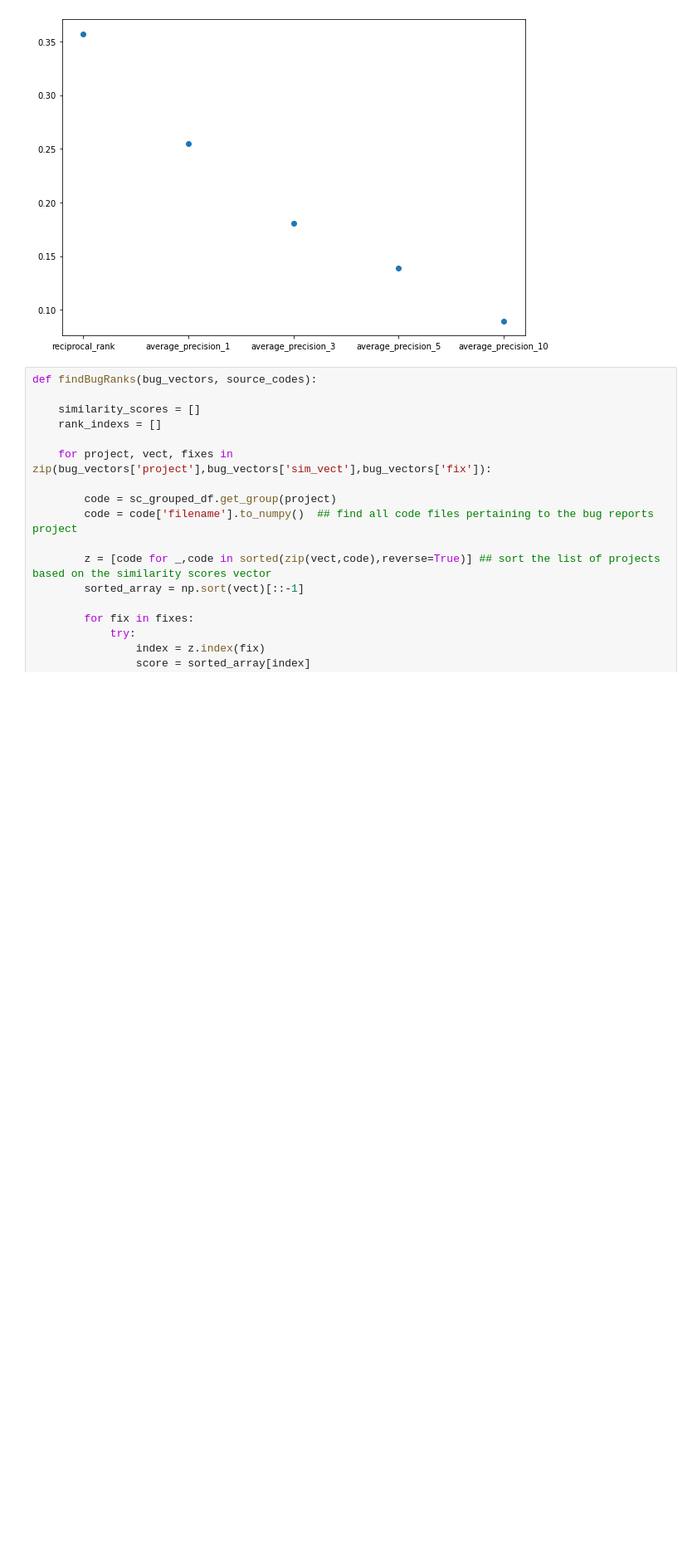
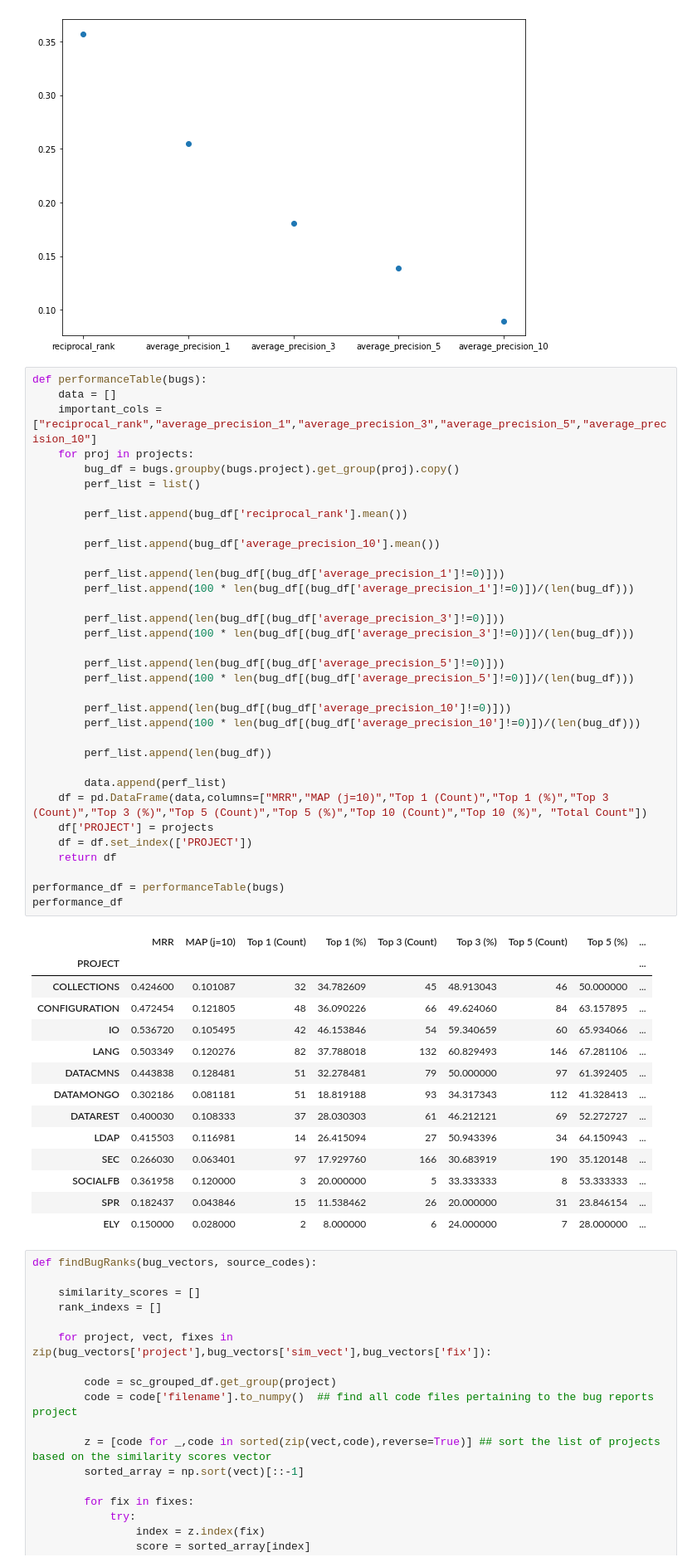
Before and after one commit to avneetgill/ensf544Project, a Jupyter notebook: Project2/Phase1/Phase1.ipynb, the cells around one changed output. Shown at 83% size. Saved outputs shown, nothing was run; the diff lists cells and outputs as text; blank space fills up the shorter version.

Commit message:
Added performance table

```diff
--- a/Project2/Phase1/Phase1.ipynb
+++ b/Project2/Phase1/Phase1.ipynb
@@ -462,6 +462,55 @@ generate_graphs(bugs)
 # %% [output]
 [figure]
 [figure]
+# %%
+def performanceTable(bugs):
+    data = []
+    important_cols = ["reciprocal_rank","average_precision_1","average_precision_3","average_precision_5","average_precision_10"]
+    for proj in projects:
+        bug_df = bugs.groupby(bugs.project).get_group(proj).copy()
+        perf_list = list()
+
+        perf_list.append(bug_df['reciprocal_rank'].mean())
+
+        perf_list.append(bug_df['average_precision_10'].mean())
+
+        perf_list.append(len(bug_df[(bug_df['average_precision_1']!=0)]))
+        perf_list.append(100 * len(bug_df[(bug_df['average_precision_1']!=0)])/(len(bug_df)))
+
+        perf_list.append(len(bug_df[(bug_df['average_precision_3']!=0)]))
+        perf_list.append(100 * len(bug_df[(bug_df['average_precision_3']!=0)])/(len(bug_df)))
+
+        perf_list.append(len(bug_df[(bug_df['average_precision_5']!=0)]))
+        perf_list.append(100 * len(bug_df[(bug_df['average_precision_5']!=0)])/(len(bug_df)))
+
+        perf_list.append(len(bug_df[(bug_df['average_precision_10']!=0)]))
+        perf_list.append(100 * len(bug_df[(bug_df['average_precision_10']!=0)])/(len(bug_df)))
+
+        perf_list.append(len(bug_df))
+
+        data.append(perf_list)
+    df = pd.DataFrame(data,columns=["MRR","MAP (j=10)","Top 1 (Count)","Top 1 (%)","Top 3 (Count)","Top 3 (%)","Top 5 (Count)","Top 5 (%)","Top 10 (Count)","Top 10 (%)", "Total Count"])
+    df['PROJECT'] = projects
+    df = df.set_index(['PROJECT'])
+    return df
+
+performance_df = performanceTable(bugs)
+performance_df
+# %% [output]
+|  | MRR | MAP (j=10) | Top 1 (Count) | Top 1 (%) | Top 3 (Count) | Top 3 (%) | Top 5 (Count) | Top 5 (%) | ... |
+| PROJECT |  |  |  |  |  |  |  |  | ... |
+| COLLECTIONS | 0.424600 | 0.101087 | 32 | 34.782609 | 45 | 48.913043 | 46 | 50.000000 | ... |
+| CONFIGURATION | 0.472454 | 0.121805 | 48 | 36.090226 | 66 | 49.624060 | 84 | 63.157895 | ... |
+| IO | 0.536720 | 0.105495 | 42 | 46.153846 | 54 | 59.340659 | 60 | 65.934066 | ... |
+| LANG | 0.503349 | 0.120276 | 82 | 37.788018 | 132 | 60.829493 | 146 | 67.281106 | ... |
+| DATACMNS | 0.443838 | 0.128481 | 51 | 32.278481 | 79 | 50.000000 | 97 | 61.392405 | ... |
+| DATAMONGO | 0.302186 | 0.081181 | 51 | 18.819188 | 93 | 34.317343 | 112 | 41.328413 | ... |
+| DATAREST | 0.400030 | 0.108333 | 37 | 28.030303 | 61 | 46.212121 | 69 | 52.272727 | ... |
+| LDAP | 0.415503 | 0.116981 | 14 | 26.415094 | 27 | 50.943396 | 34 | 64.150943 | ... |
+| SEC | 0.266030 | 0.063401 | 97 | 17.929760 | 166 | 30.683919 | 190 | 35.120148 | ... |
+| SOCIALFB | 0.361958 | 0.120000 | 3 | 20.000000 | 5 | 33.333333 | 8 | 53.333333 | ... |
+| SPR | 0.182437 | 0.043846 | 15 | 11.538462 | 26 | 20.000000 | 31 | 23.846154 | ... |
+| ELY | 0.150000 | 0.028000 | 2 | 8.000000 | 6 | 24.000000 | 7 | 28.000000 | ... |
 # %%
 def findBugRanks(bug_vectors, source_codes):
 
```
